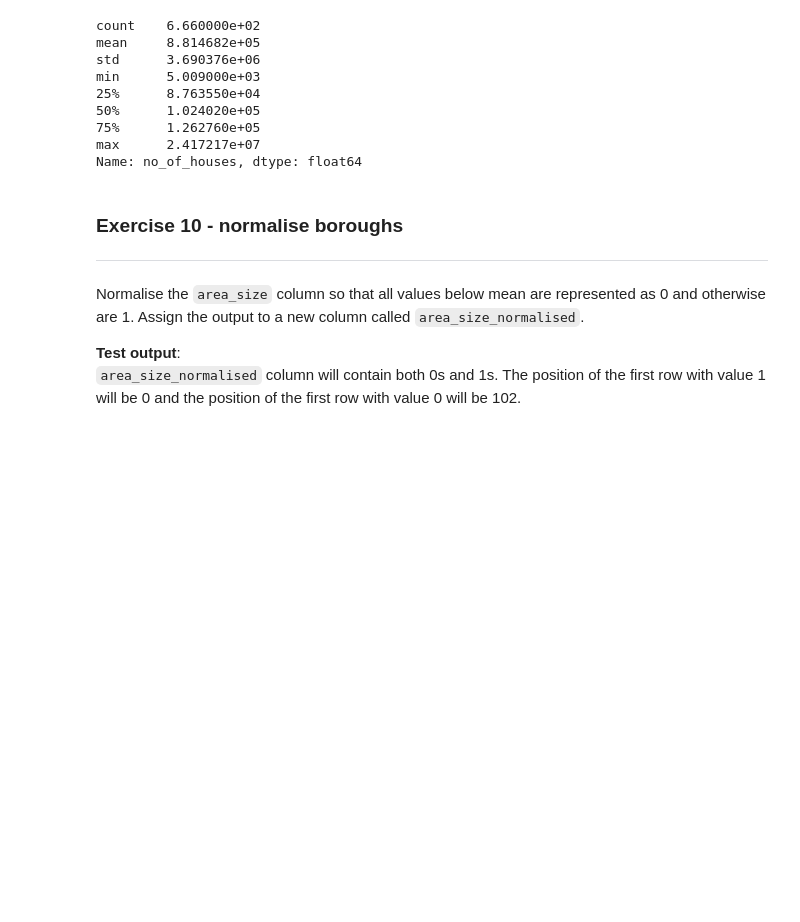
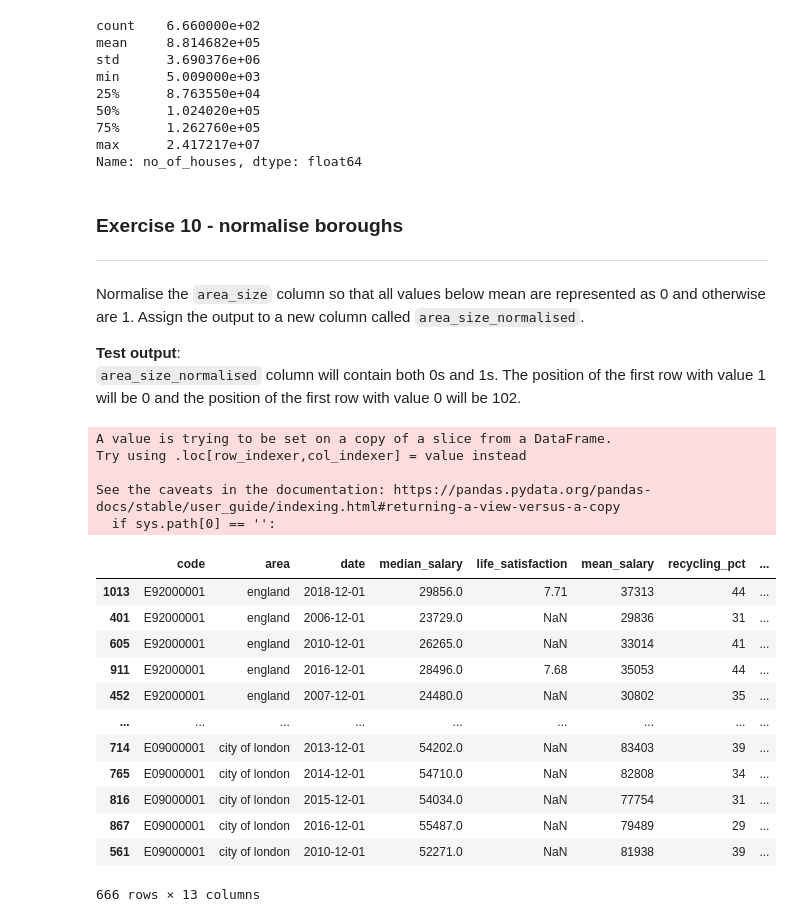
Before and after one commit to Jojomaque/DataScience, a Jupyter notebook: JojoSorting_and_cleaning.ipynb, the cells around one changed output. Drawn from its saved outputs; the diff is of its cells as text; code cells hidden in the pictures; blank space fills up the shorter version.

```diff
--- a/JojoSorting_and_cleaning.ipynb
+++ b/JojoSorting_and_cleaning.ipynb
@@ -475,3 +475,37 @@ Normalise the `area_size` column so that all values below mean are represented a
 
 **Test output**:
 `area_size_normalised` column will contain both 0s and 1s.  The position of the first row with value 1 will be 0 and the position of the first row with value 0 will be 102.
+# %%
+df = pd.read_csv('https://raw.githubusercontent.com/futureCodersSE/working-with-data/main/Data%20sets/housing_in_london_yearly_variables.csv')
+df
+housing_london_area = df
+
+housing_london_area = housing_london_area.dropna(subset=['area_size'])
+
+def normalise_area(housing_london_area):
+  if housing_london_area['area_size'] < 4323000:
+    return 0
+  else:
+    return 1
+housing_london_area["area_size_normalised"] = housing_london_area.apply(normalise_area, axis=1)
+housing_london_area_sorted = housing_london_area.sort_values(by=['area_size'], ascending = False)
+housing_london_area_sorted
+# %% [output]
+A value is trying to be set on a copy of a slice from a DataFrame.
+Try using .loc[row_indexer,col_indexer] = value instead
+
+See the caveats in the documentation: https://pandas.pydata.org/pandas-docs/stable/user_guide/indexing.html#returning-a-view-versus-a-copy
+  if sys.path[0] == '':
+|  | code | area | date | median_salary | life_satisfaction | mean_salary | recycling_pct | ... |
+| 1013 | E92000001 | england | 2018-12-01 | 29856.0 | 7.71 | 37313 | 44 | ... |
+| 401 | E92000001 | england | 2006-12-01 | 23729.0 | NaN | 29836 | 31 | ... |
+| 605 | E92000001 | england | 2010-12-01 | 26265.0 | NaN | 33014 | 41 | ... |
+| 911 | E92000001 | england | 2016-12-01 | 28496.0 | 7.68 | 35053 | 44 | ... |
+| 452 | E92000001 | england | 2007-12-01 | 24480.0 | NaN | 30802 | 35 | ... |
+| ... | ... | ... | ... | ... | ... | ... | ... | ... |
+| 714 | E09000001 | city of london | 2013-12-01 | 54202.0 | NaN | 83403 | 39 | ... |
+| 765 | E09000001 | city of london | 2014-12-01 | 54710.0 | NaN | 82808 | 34 | ... |
+| 816 | E09000001 | city of london | 2015-12-01 | 54034.0 | NaN | 77754 | 31 | ... |
+| 867 | E09000001 | city of london | 2016-12-01 | 55487.0 | NaN | 79489 | 29 | ... |
+| 561 | E09000001 | city of london | 2010-12-01 | 52271.0 | NaN | 81938 | 39 | ... |
+666 rows × 13 columns
```
Also changed, not shown: parts of 3 cells of this notebook.
